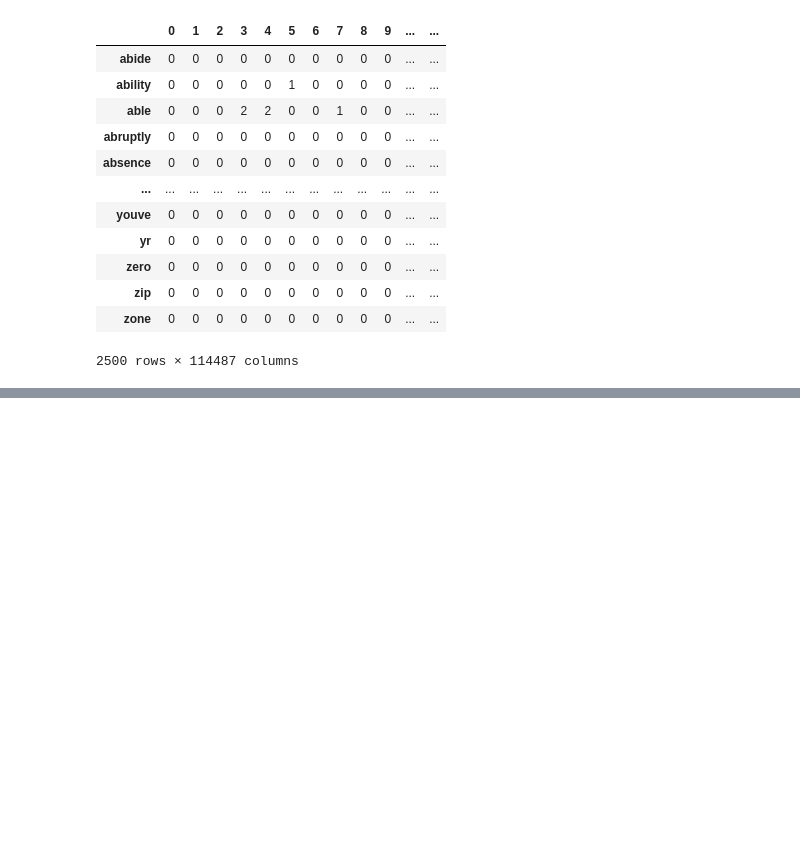
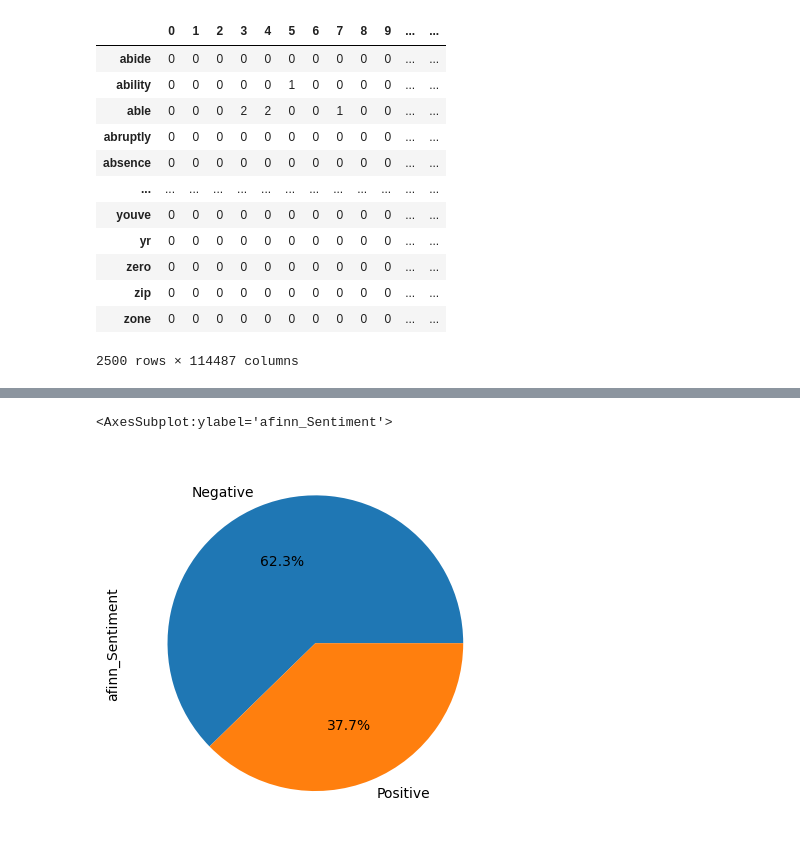
Before and after one commit to VIJAY84SH/Natural-language-processing-NLP-, a Jupyter notebook: Credit Card Complaint/complaints_processed.ipynb, the cells around one changed output, grey strips where cells are left out. Saved outputs shown, nothing was run; the diff lists cells and outputs as text; code cells hidden in the pictures; blank space fills up the shorter version.

```diff
--- a/Credit Card Complaint/complaints_processed.ipynb
+++ b/Credit Card Complaint/complaints_processed.ipynb
@@ -381,0 +455,6 @@ plt.show()
+# %%
+afinn = Afinn()
+data['afinn_Polarity'] = data['narrative'].apply(afinn.score)
+# %%
+data['afinn_Sentiment'] = np.where(data['afinn_Polarity']>=0, "Positive",'Negative')
+data.head()
@@ -381,0 +468,5 @@ plt.show()
+# %%
+data.afinn_Sentiment.value_counts().plot.pie(autopct="%.1f%%")
+# %% [output]
+<AxesSubplot:ylabel='afinn_Sentiment'>
+[figure, added]
```
Also changed, not shown: parts of 46 cells of this notebook.
